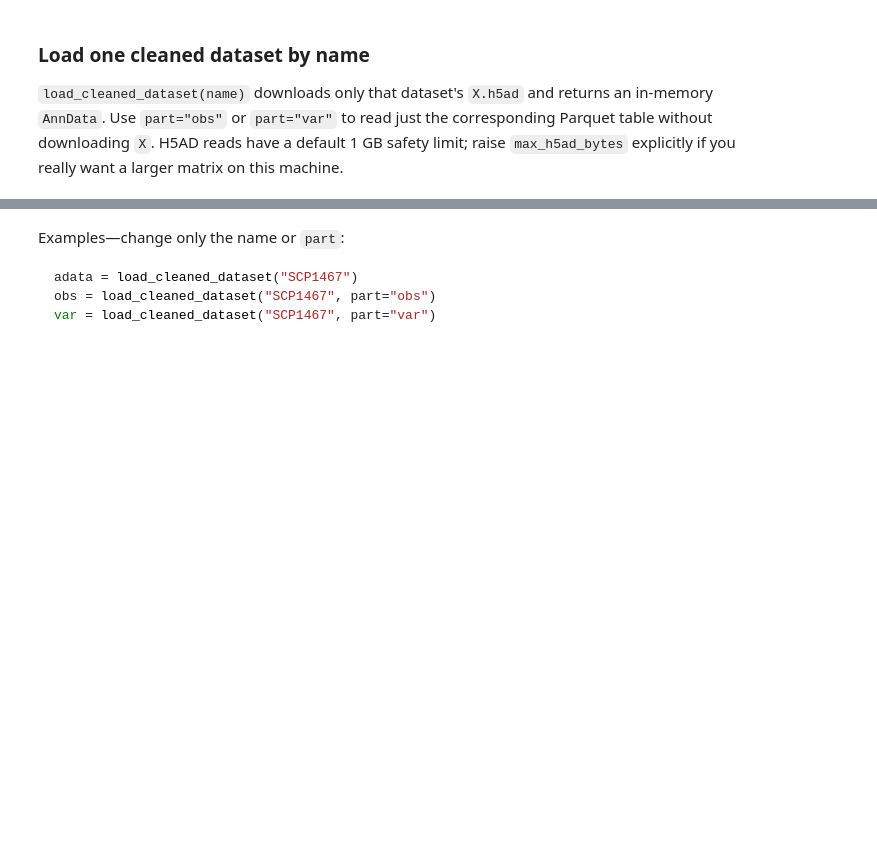
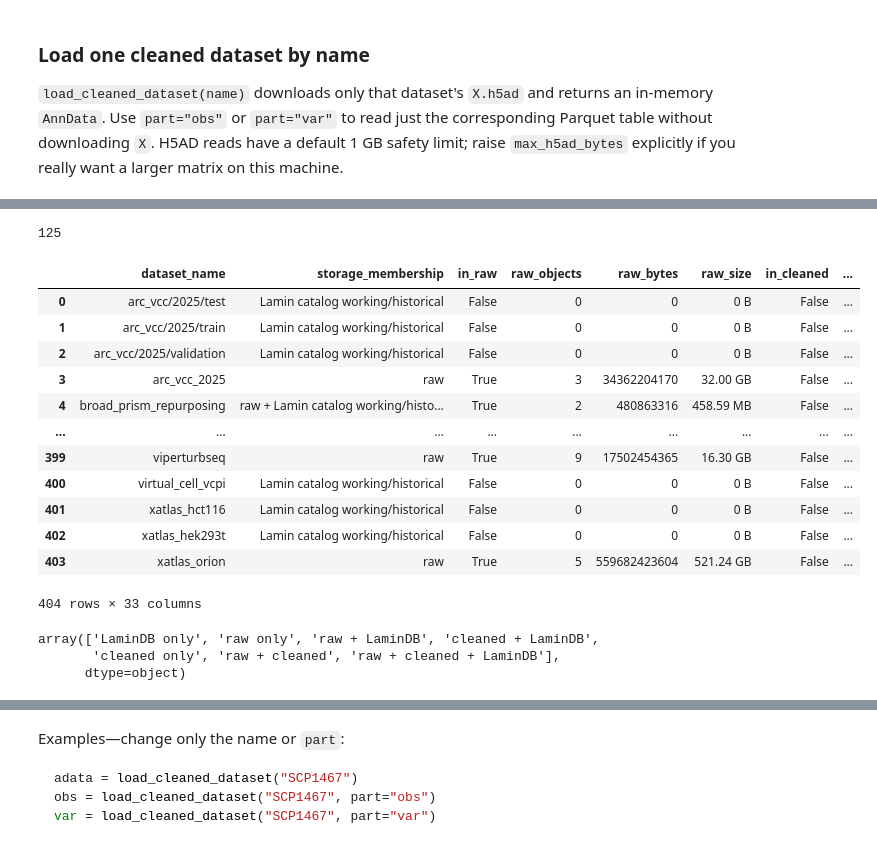
Before and after one commit to jkobject/pert-gym, a Jupyter notebook: notebooks/explore_dataset_storage.ipynb, the cells around one changed output, grey strips where cells are left out. Cells and saved outputs as stored; diff of their text form; code cells hidden in the pictures; blank space fills up the shorter version.

```diff
--- a/notebooks/explore_dataset_storage.ipynb
+++ b/notebooks/explore_dataset_storage.ipynb
@@ -370,0 +400,31 @@ raise `max_h5ad_bytes` explicitly if you really want a larger matrix on this mac
+# %%
+len(datasets)
+# %% [output]
+125
+# %%
+known_datasets = pd.read_csv('../data/pert_gym_dataset_storage_inventory.csv')
+# %%
+known_datasets
+# %% [output]
+|  | dataset_name | storage_membership | in_raw | raw_objects | raw_bytes | raw_size | in_cleaned | ... |
+| 0 | arc_vcc/2025/test | Lamin catalog working/historical | False | 0 | 0 | 0 B | False | ... |
+| 1 | arc_vcc/2025/train | Lamin catalog working/historical | False | 0 | 0 | 0 B | False | ... |
+| 2 | arc_vcc/2025/validation | Lamin catalog working/historical | False | 0 | 0 | 0 B | False | ... |
+| 3 | arc_vcc_2025 | raw | True | 3 | 34362204170 | 32.00 GB | False | ... |
+| 4 | broad_prism_repurposing | raw + Lamin catalog working/histo... | True | 2 | 480863316 | 458.59 MB | False | ... |
+| ... | ... | ... | ... | ... | ... | ... | ... | ... |
+| 399 | viperturbseq | raw | True | 9 | 17502454365 | 16.30 GB | False | ... |
+| 400 | virtual_cell_vcpi | Lamin catalog working/historical | False | 0 | 0 | 0 B | False | ... |
+| 401 | xatlas_hct116 | Lamin catalog working/historical | False | 0 | 0 | 0 B | False | ... |
+| 402 | xatlas_hek293t | Lamin catalog working/historical | False | 0 | 0 | 0 B | False | ... |
+| 403 | xatlas_orion | raw | True | 5 | 559682423604 | 521.24 GB | False | ... |
+404 rows × 33 columns
+# %%
+known_datasets.storage_membership.unique()
+# find back the missing raw
+# add if var is done, if obs is done, if chuncked appropriately for all datasets
+# isn't there datasets in lamindb that are not in cleaned or raw because there were there even before?
+# %% [output]
+array(['LaminDB only', 'raw only', 'raw + LaminDB', 'cleaned + LaminDB',
+       'cleaned only', 'raw + cleaned', 'raw + cleaned + LaminDB'],
+      dtype=object)
```
Also changed, not shown: parts of 16 cells of this notebook, 7 other files.
